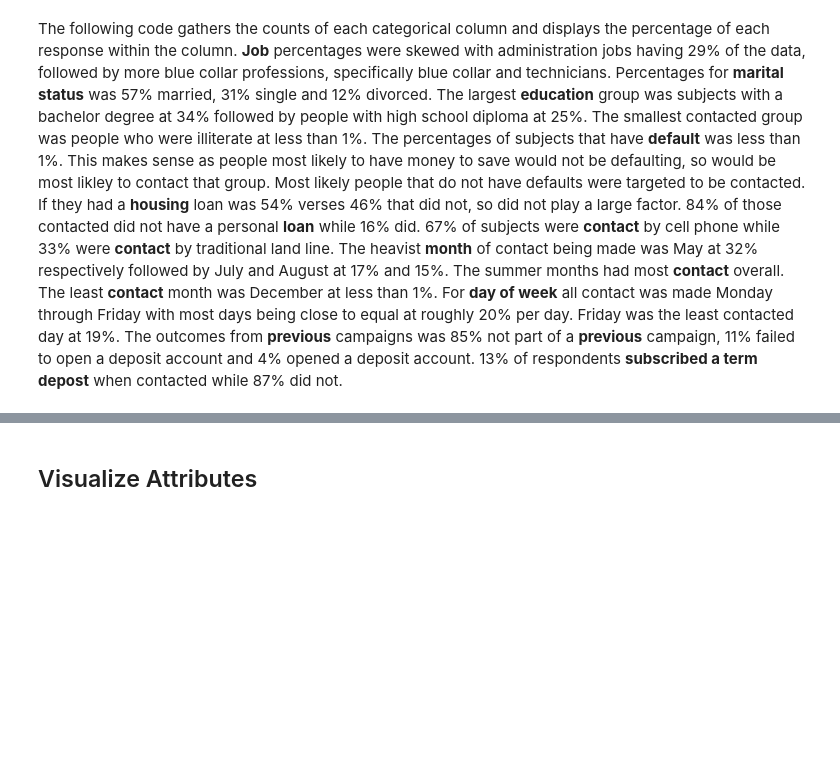
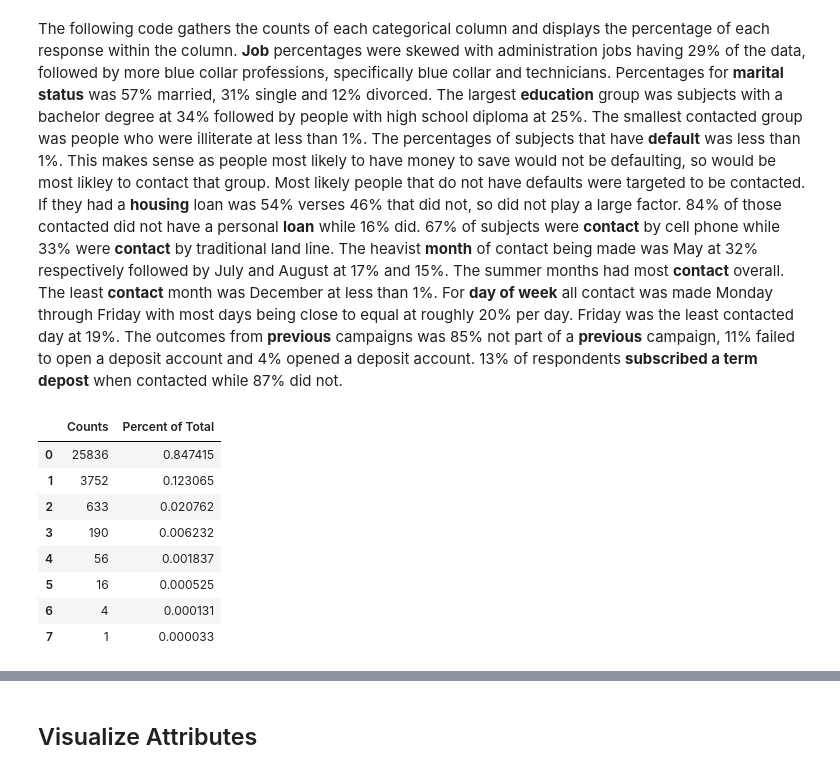
Before and after one commit to ChadKwong/DDSMachineLearning1, a Jupyter notebook: Lab 1/Lab1.ipynb, the cells around one changed output, grey strips where cells are left out. Saved outputs shown, nothing was run; the diff lists cells and outputs as text; code cells hidden in the pictures; blank space fills up the shorter version.

```diff
--- a/Lab 1/Lab1.ipynb
+++ b/Lab 1/Lab1.ipynb
@@ -91,3 +115,15 @@ The following code gathers the counts of each categorical column and displays th
+# %%
+getCP(bankData['previous'])
+# %% [output]
+|  | Counts | Percent of Total |
+| 0 | 25836 | 0.847415 |
+| 1 | 3752 | 0.123065 |
+| 2 | 633 | 0.020762 |
+| 3 | 190 | 0.006232 |
+| 4 | 56 | 0.001837 |
+| 5 | 16 | 0.000525 |
+| 6 | 4 | 0.000131 |
+| 7 | 1 | 0.000033 |
 # %%
 def getCP(column):
     xCount = column.value_counts()
```
Also changed, not shown: parts of 6 cells of this notebook, 1 other file.
